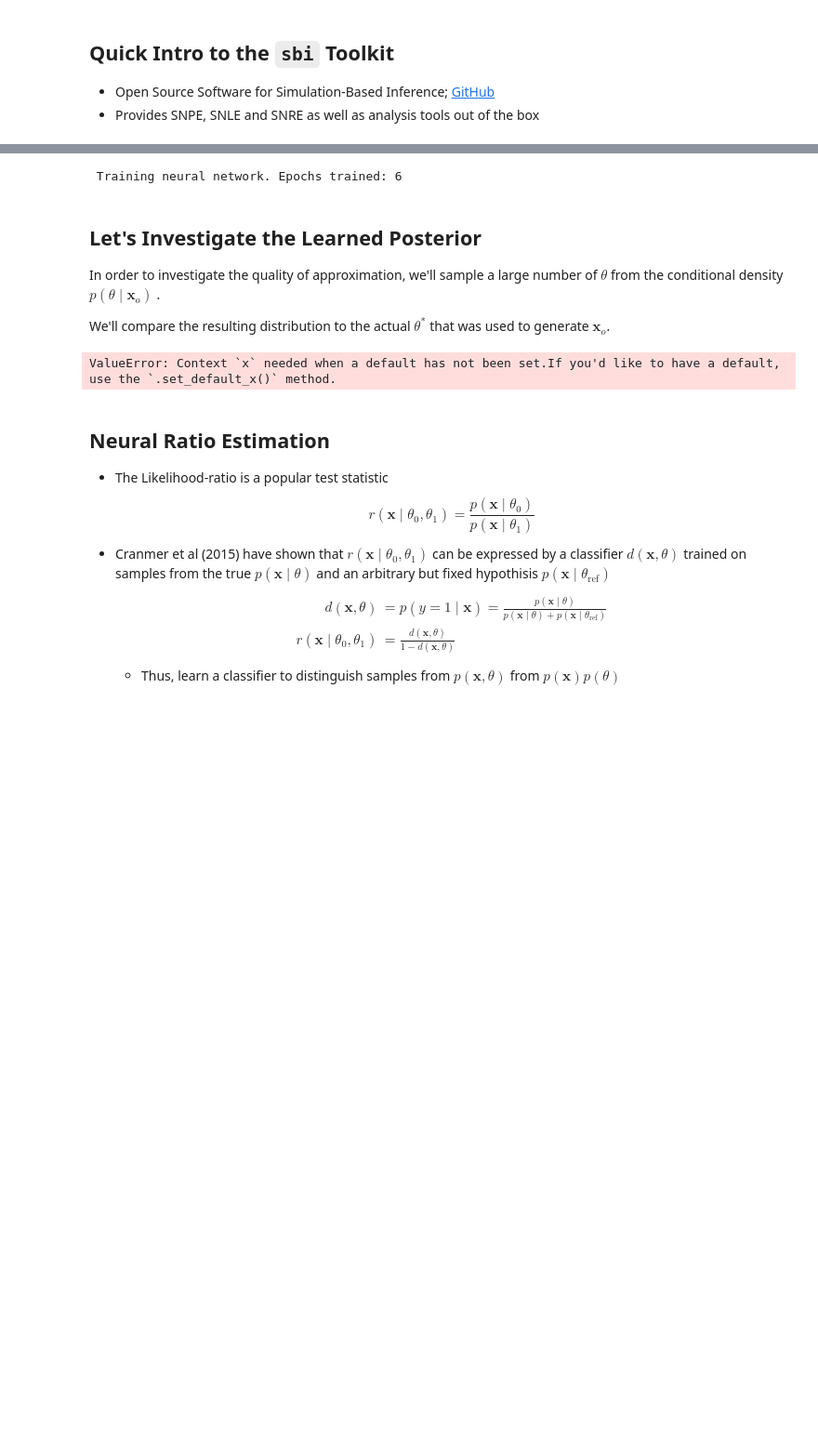
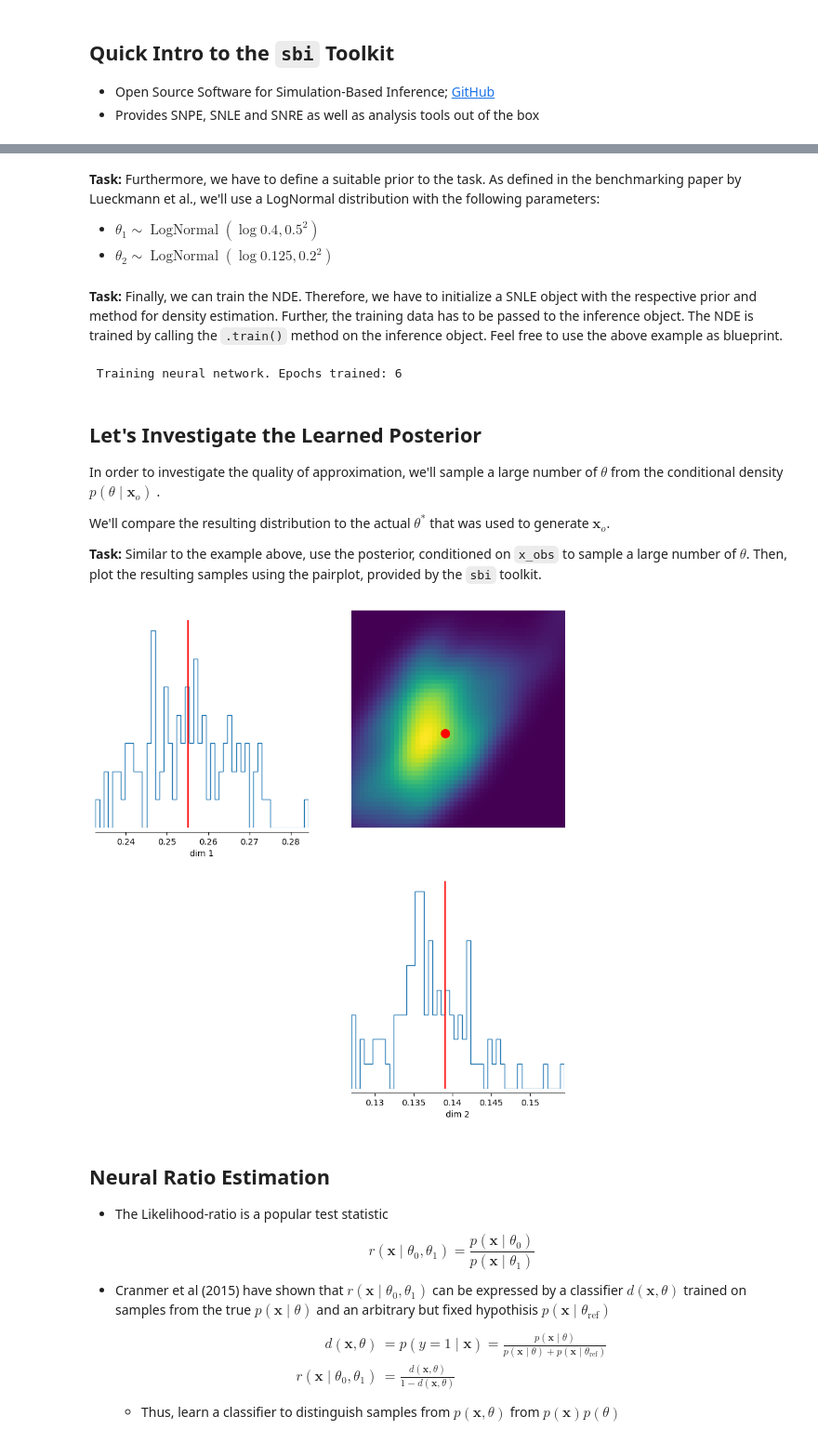
Before and after one commit to aai-institute/tfl-training-sbi, a Jupyter notebook: notebooks/nb_04_neural_likelihood_and_ratio_estimation.ipynb, the cells around one changed output, grey strips where cells are left out. Shown at 93% size. Saved outputs shown, nothing was run; the diff lists cells and outputs as text; code cells hidden in the pictures; blank space fills up the shorter version.

```diff
--- a/notebooks/nb_04_neural_likelihood_and_ratio_estimation.ipynb
+++ b/notebooks/nb_04_neural_likelihood_and_ratio_estimation.ipynb
@@ -153,20 +162,28 @@ standardized the data and split it into a training and test set.
 # load the pre-simulated data from disk
 # todo: utilize the config here to load the data
 data_theta, data_x = load_sir_data("../data/")
-
-# scale the dataset
-data_x_z = (data_x - data_x.mean(axis=0)) / data_x.std(axis=0)
-
-data_theta, data_x_z = torch.tensor(data_theta_z), torch.tensor(data_x_z)
+data_theta, data_x = torch.tensor(data_theta), torch.tensor(data_x)
 
 # separate the "observed" data from the training data
-theta_obs, x_obs = data_theta[0,:], data_x_z[0,:]
-theta_train, x_train = data_theta[1:,:], data_x_z[1:,:]
+theta_obs, x_obs = data_theta[0,:], data_x[0,:]
+theta_train, x_train = data_theta[1:,:], data_x[1:,:]
+# %% [markdown]
+**Task:** Furthermore, we have to define a suitable prior to the task. As defined in the benchmarking paper by Lueckmann et al., we'll use a LogNormal distribution with the following parameters:
+ - $\theta_1 \sim \operatorname{LogNormal}(\log 0.4, 0.5^2)$
+ - $\theta_2 \sim \operatorname{LogNormal}(\log 0.125, 0.2^2)$
 # %%
-prior = torch.distributions.LogNormal(
-            loc=torch.tensor([math.log(0.4), math.log(0.125)]),
-            scale=torch.tensor([0.5, 0.2])
-)
+prior, _, _ = process_prior([
+    LogNormal(
+        loc=torch.tensor([math.log(0.4)]),
+        scale=torch.tensor([0.5])
+    ),
+    LogNormal(
+        loc=torch.tensor([math.log(0.125)]),
+        scale=torch.tensor([0.2])
+    ),
+])
+# %% [markdown]
+**Task:** Finally, we can train the NDE. Therefore, we have to initialize a SNLE object with the respective prior and method for density estimation. Further, the training data has to be passed to the inference object. The NDE is trained by calling the `.train()` method on the inference object. Feel free to use the above example as blueprint.
 # %%
 # obtain a posterior approx. via NPE
 inference = sbi.inference.SNLE(prior=prior, density_estimator="mdn")
@@ -185,16 +202,18 @@ number of $\theta$ from the conditional density $p(\theta \mid
 
 We'll compare the resulting distribution to the actual $\theta^{\ast}$ that was
 used to generate $\mathbf{x}_o$.
+
+**Task:** Similar to the example above, use the posterior, conditioned on `x_obs` to sample a large number of $\theta$. Then, plot the resulting samples using the pairplot, provided by the `sbi` toolkit.
 # %%
-samples = posterior.sample((10_000,), x=x_obs)
+samples = posterior.sample((100,), x=x_obs, method="slice_np_vectorized")
 _ = sbi.analysis.pairplot(
     samples=samples,
     points=theta_obs,
     points_colors="r",
     upper="kde"
 )
 # %% [output]
-ValueError: Context `x` needed when a default has not been set.If you'd like to have a default, use the `.set_default_x()` method.
+[figure, added]
 # %% [markdown]
 ## Neural Ratio Estimation
 
```
Also changed, not shown: parts of 7 cells of this notebook.
